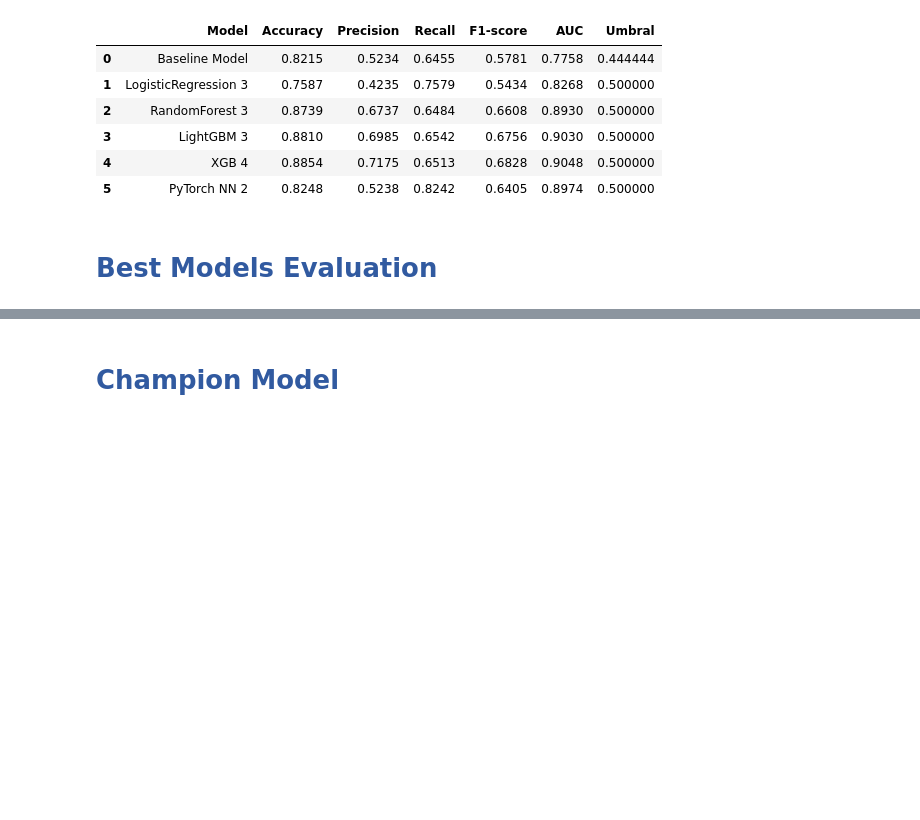
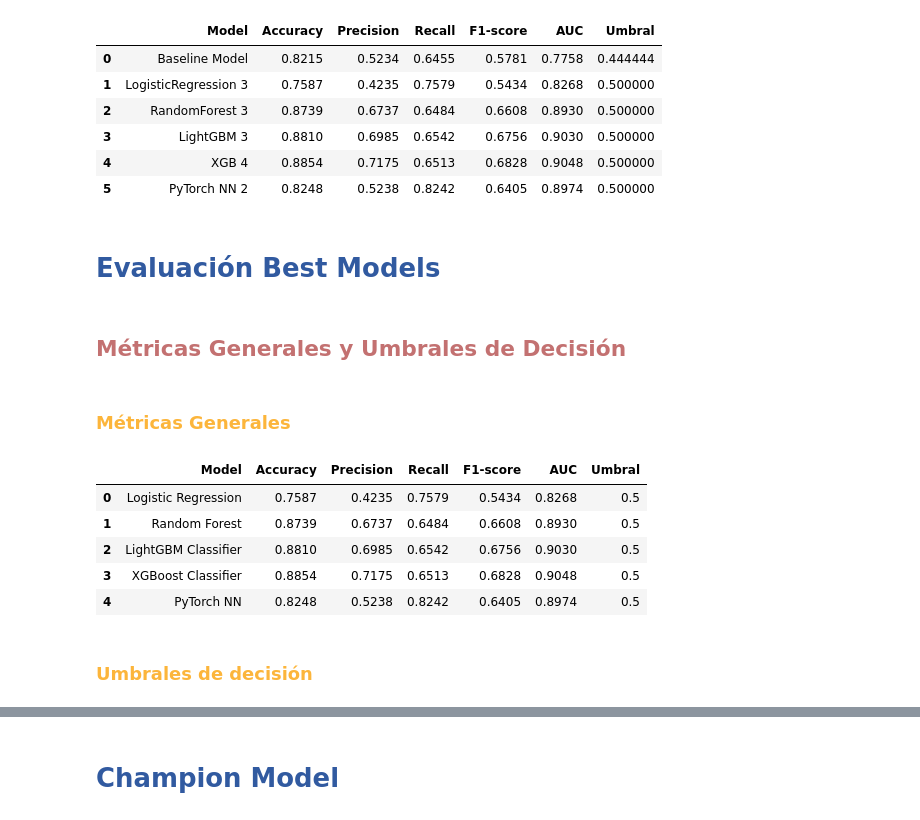
Before and after one commit to ignaciomajo/velarion_fintech, a Jupyter notebook: Modeling_Velarion.ipynb, the cells around one changed output, grey strips where cells are left out. Saved outputs shown, nothing was run; the diff lists cells and outputs as text; code cells hidden in the pictures; blank space fills up the shorter version.

```diff
--- a/Modeling_Velarion.ipynb
+++ b/Modeling_Velarion.ipynb
@@ -3556,7 +3557,7 @@ except Exception as e:
 # %%
 try:
     with open(MODELS_PATH / 'random_forest.pkl', 'wb') as f:
-        pickle.dump(rf_3, f)
+        pickle.dump(best_rf_3, f)
 except Exception as e:
     print(e)
     print('No se pudo guardar Random Forest')
@@ -3589,4 +3590,70 @@ except Exception as e:
     print(e)
     print('No se pudo guardar OneHotEncoder')
 # %% [markdown]
-# <font color='#315aa0'>**Best Models Evaluation**</font>
+# <font color='#315aa0'>**Evaluación Best Models**</font>
+# %%
+with open(MODELS_PATH / 'logistic_regression.pkl', 'rb') as f:
+    lr = pickle.load(f)
+
+with open(MODELS_PATH / 'random_forest.pkl', 'rb') as f:
+    rf = pickle.load(f)
+
+with open(MODELS_PATH / 'light_gbm.pkl', 'rb') as f:
+    lgbm = pickle.load(f)
+
+with open(MODELS_PATH / 'xgboost.pkl', 'rb') as f:
+    xgb = pickle.load(f)
+
+with open(MODELS_PATH / 'pytorch_nn.pkl', 'rb') as f:
+    nn = pickle.load(f)
+# %% [markdown]
+## <font color='#c37171'>**Métricas Generales y Umbrales de Decisión**</font>
+# %% [markdown]
+### <font color='#FCB53B'>**Métricas Generales**</font>
+# %%
+lr_eval = metricas_evaluacion(lr,
+                              X_test,
+                              y_test,
+                              nombre='Logistic Regression'
+                              )
+
+rf_eval = metricas_evaluacion(rf,
+                              X_test[selected_features],
+                              y_test,
+                              nombre='Random Forest',
+                             )
+
+
+lgbm_eval = metricas_evaluacion(lgbm,
+                               X_test,
+                               y_test,
+                               nombre='LightGBM Classifier'
+                               )
+
+xgb_eval = metricas_evaluacion(xgb,
+                               X_test,
+                               y_test,
+                               nombre='XGBoost Classifier'
+                              )
+
+
+
+nn_eval = metricas_evaluacion_pytorch(nn,
+                                      X_test_torch,
+                                      y_test_torch,
+                                      nombre='PyTorch NN'
+                                      )
+
+
+metricas_eval = [lr_eval, rf_eval, lgbm_eval, xgb_eval, nn_eval]
+
+pd.DataFrame(metricas_eval)
+# %% [output]
+|  | Model | Accuracy | Precision | Recall | F1-score | AUC | Umbral |
+| 0 | Logistic Regression | 0.7587 | 0.4235 | 0.7579 | 0.5434 | 0.8268 | 0.5 |
+| 1 | Random Forest | 0.8739 | 0.6737 | 0.6484 | 0.6608 | 0.8930 | 0.5 |
+| 2 | LightGBM Classifier | 0.8810 | 0.6985 | 0.6542 | 0.6756 | 0.9030 | 0.5 |
+| 3 | XGBoost Classifier | 0.8854 | 0.7175 | 0.6513 | 0.6828 | 0.9048 | 0.5 |
+| 4 | PyTorch NN | 0.8248 | 0.5238 | 0.8242 | 0.6405 | 0.8974 | 0.5 |
+# %% [markdown]
+### <font color='#FCB53B'>**Umbrales de decisión**</font>
```
Also changed, not shown: parts of 35 cells of this notebook.
